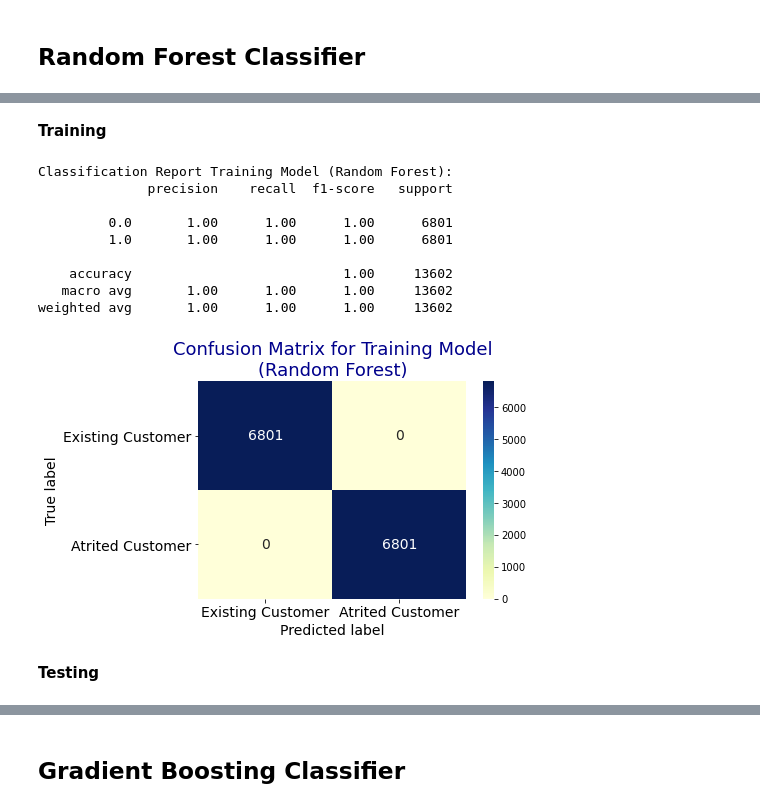
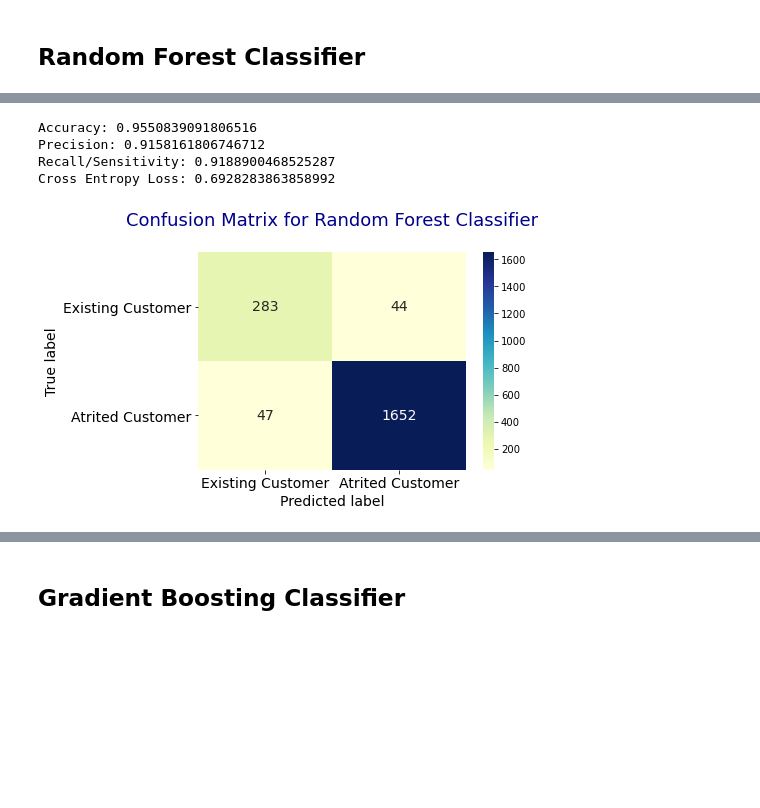
Before and after one commit to nicoardimas/Credit_Card_Customer_Churn, a Jupyter notebook: Credit_Card_Customer_Churn.ipynb, the cells around one changed output, grey strips where cells are left out. Cells and saved outputs as stored; diff of their text form; code cells hidden in the pictures; blank space fills up the shorter version.

```diff
--- a/Credit_Card_Customer_Churn.ipynb
+++ b/Credit_Card_Customer_Churn.ipynb
@@ -641,0 +507,3 @@ uji
+# %%
+bankchurn = bankchurn.drop('Credit_Limit', axis = 1)
+bankchurn.info()
@@ -667,6 +541,13 @@ bankchurn.describe()
 # %%
+# Ordinal Encoding
 LE = LabelEncoder()
-for cat in list(['Attrition_Flag', 'Gender', 'Education_Level', 'Marital_Status', 'Income_Category', 'Card_Category']):
+for cat in list(['Attrition_Flag', 'Education_Level', 'Income_Category', 'Card_Category']):
     bankchurn[cat] = LE.fit_transform(bankchurn[cat])
 
-bankchurn.head()
+# Nominal Encoding
+nominal_cats = ['Gender', 'Marital_Status']
+for cat in nominal_cats:
+    onehot = pd.get_dummies(bankchurn[cat], prefix = cat)
+    bankchurn = bankchurn.join(onehot)
+
+bankchurn = bankchurn.drop(['Gender', 'Marital_Status'], axis = 1)
@@ -680,7 +554,7 @@ bankchurn.head()
 # %% [markdown]
 ## **Train Test Split**
 # %%
-X = bankchurn.drop(['CLIENTNUM', 'Attrition_Flag'], axis = 1).astype(float).values
+X = bankchurn.drop(['Attrition_Flag'], axis = 1).astype(float).values
 y = bankchurn['Attrition_Flag'].astype(float).values
 
 X_train, X_test, y_train, y_test = train_test_split(X, y, test_size = 0.2, random_state = 42)
@@ -726,37 +628,35 @@ Model Random Forest Classifier yang terbentuk adalah:
-# %% [markdown]
-**Training**
-# %%
-# Predict
-y_train_pred = rdf_model.predict(X_resampled)
-
-# Classification report
-print('Classification Report Training Model (Random Forest):')
-print(classification_report(y_resampled, y_train_pred))
-# %% [output]
-Classification Report Training Model (Random Forest):
-              precision    recall  f1-score   support
-
-         0.0       1.00      1.00      1.00      6801
-         1.0       1.00      1.00      1.00      6801
-
-    accuracy                           1.00     13602
-   macro avg       1.00      1.00      1.00     13602
-weighted avg       1.00      1.00      1.00     13602
+# %%
+# Train model
+rf_model = RandomForestClassifier(random_state = 42).fit(X_resampled, y_resampled)
+
+# Predict
+rf_y_test_pred = rf_model.predict(X_test)
+
+# Performance
+print('Accuracy:', accuracy_score(y_test, rf_y_test_pred))
+print('Precision:', precision_score(y_test, rf_y_test_pred, average = 'macro'))
+print('Recall/Sensitivity:', recall_score(y_test, rf_y_test_pred, average = 'macro'))
+print('Cross Entropy Loss:', tf.keras.metrics.binary_crossentropy(y_test, rf_y_test_pred).numpy())
+# %% [output]
+Accuracy: 0.9550839091806516
+Precision: 0.9158161806746712
+Recall/Sensitivity: 0.9188900468525287
+Cross Entropy Loss: 0.6928283863858992
 # %%
 # Form confusion matrix as a DataFrame
-confusion_matrix_df = pd.DataFrame((confusion_matrix(y_resampled, y_train_pred)), ('Existing Customer', 'Atrited Customer'), ('Existing Customer', 'Atrited Customer'))
+confusion_matrix_df = pd.DataFrame((confusion_matrix(y_test, rf_y_test_pred)),
+                                   ('Existing Customer', 'Atrited Customer'),
+                                   ('Existing Customer', 'Atrited Customer'))
 
 # Plot confusion matrix
 plt.figure()
 heatmap = sns.heatmap(confusion_matrix_df, annot = True, annot_kws = {'size' : 14}, fmt = 'd', cmap = 'YlGnBu')
 heatmap.yaxis.set_ticklabels(heatmap.yaxis.get_ticklabels(), rotation = 0, ha = 'right', fontsize = 14)
 heatmap.xaxis.set_ticklabels(heatmap.xaxis.get_ticklabels(), rotation = 0, ha = 'center', fontsize = 14)
 
-plt.title('Confusion Matrix for Training Model\n(Random Forest)', fontsize = 18, color = 'darkblue')
+plt.title('Confusion Matrix for Random Forest Classifier\n', fontsize = 18, color = 'darkblue')
 plt.ylabel('True label', fontsize = 14)
-plt.xlabel('Predicted label',fontsize = 14)
+plt.xlabel('Predicted label', fontsize = 14)
 plt.show()
 # %% [output]
-[figure, old version]
+[figure, new version]
-# %% [markdown]
-**Testing**
```
Also changed, not shown: parts of 73 cells of this notebook, 1 other file.
